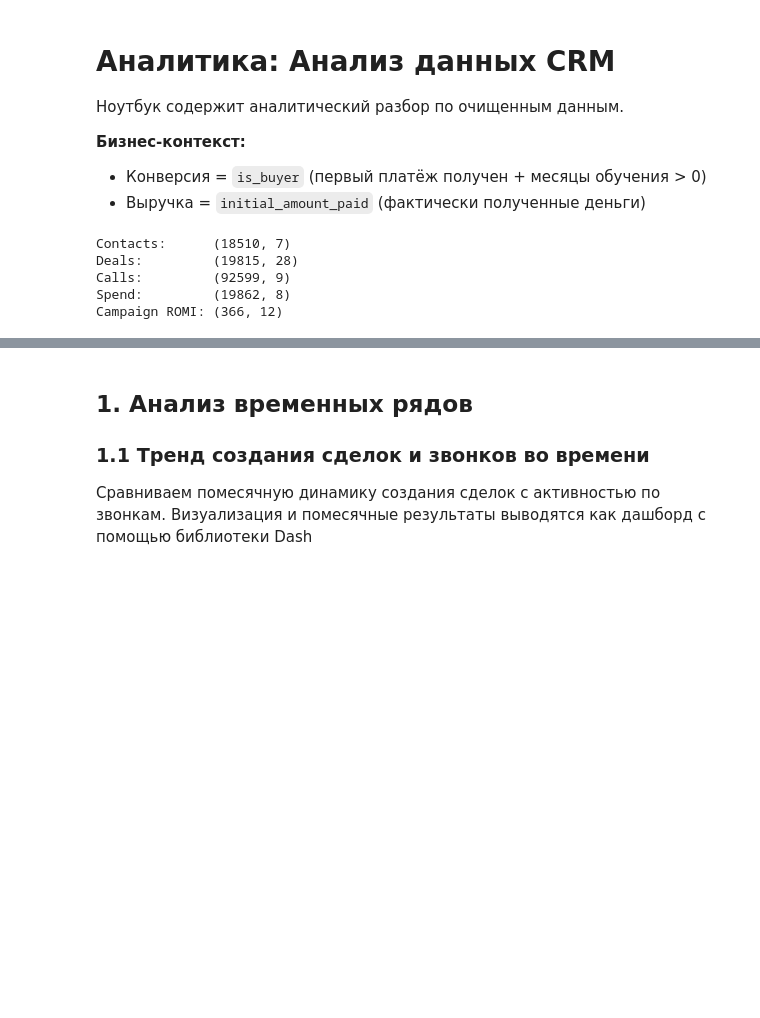
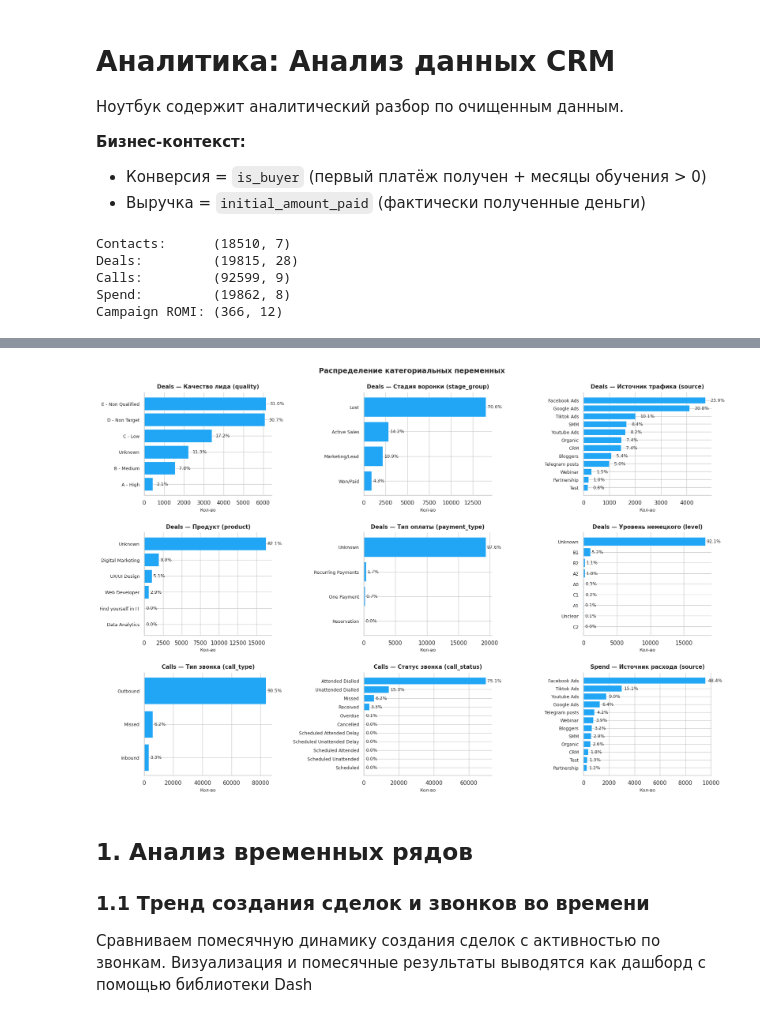
Before and after one commit to AlexVerAdmin/FinProject, a Jupyter notebook: notebooks/06_analysis.ipynb, the cells around one changed output, grey strips where cells are left out. Saved outputs shown, nothing was run; the diff lists cells and outputs as text; code cells hidden in the pictures; blank space fills up the shorter version.

Commit message:
Update all notebooks 01-08, scripts, and cleaned data

```diff
--- a/notebooks/06_analysis.ipynb
+++ b/notebooks/06_analysis.ipynb
@@ -56,0 +188,75 @@ Campaign ROMI: (366, 12)
+# %%
+
+# Категориальные переменные
+
+cat_fields = {
+    'Deals — Качество лида (quality)':        ('deals',    'quality'),
+    'Deals — Стадия воронки (stage_group)':   ('deals',    'stage_group'),
+    'Deals — Источник трафика (source)':      ('deals',    'source'),
+    'Deals — Продукт (product)':              ('deals',    'product'),
+    'Deals — Тип оплаты (payment_type)':      ('deals',    'payment_type'),
+    'Deals — Уровень немецкого (level)':      ('deals',    'level_of_deutsch'),
+    'Calls — Тип звонка (call_type)':         ('calls',    'call_type'),
+    'Calls — Статус звонка (call_status)':    ('calls',    'call_status'),
+    'Spend — Источник расхода (source)':      ('spend',    'source'),
+}
+
+data_map = {'deals': deals, 'calls': calls, 'spend': spend}
+
+print('═' * 70)
+print('  КАТЕГОРИАЛЬНЫЕ ПЕРЕМЕННЫЕ — распределение значений')
+print('═' * 70)
+
+n_plots = len(cat_fields)
+cols_per_row = 3
+rows_count   = (n_plots + cols_per_row - 1) // cols_per_row
+
+fig, axes = plt.subplots(rows_count, cols_per_row,
+                         figsize=(18, rows_count * 4))
+axes = axes.flatten()
+
+for ax_idx, (title, (ds_key, col)) in enumerate(cat_fields.items()):
+    df_src = data_map[ds_key]
+    if col not in df_src.columns:
+        axes[ax_idx].set_visible(False)
+        continue
+
+    vc = df_src[col].value_counts().head(12)
+    total = vc.sum()
+
+    bars = axes[ax_idx].barh(
+        vc.index.astype(str)[::-1],
+        vc.values[::-1],
+        color='#21A6F5', edgecolor='white', linewidth=0.5
+    )
+    # Подписи %
+    for bar, val in zip(bars, vc.values[::-1]):
+        pct = val / total * 100
+        axes[ax_idx].text(
+            bar.get_width() + total * 0.01,
+            bar.get_y() + bar.get_height() / 2,
+            f'{pct:.1f}%',
+            va='center', fontsize=9, color='#333'
+        )
+
+    axes[ax_idx].set_title(title, fontsize=11, fontweight='bold', pad=8)
+    axes[ax_idx].set_xlabel('Кол-во', fontsize=9)
+    axes[ax_idx].tick_params(axis='y', labelsize=9)
+    axes[ax_idx].spines[['top', 'right']].set_visible(False)
+
+    # Текстовая таблица под графиком
+    print(f'\n{title}')
+    tbl = vc.reset_index()
+    tbl.columns = [col, 'Count']
+    tbl['%'] = (tbl['Count'] / total * 100).round(1)
+    print(tbl.to_string(index=False))
+
+# Скрываем лишние оси
+for ax in axes[n_plots:]:
+    ax.set_visible(False)
+
+plt.tight_layout(pad=2.0)
+plt.suptitle('Распределение категориальных переменных', fontsize=14,
+             fontweight='bold', y=1.01)
+plt.show()
+# %% [output]
@@ -57,3 +280,4 @@ Campaign ROMI: (366, 12)
+[figure, added]
 # %% [markdown]
 ## 1. Анализ временных рядов
 
```
Also changed, not shown: parts of 6 cells of this notebook, 11 other files.
